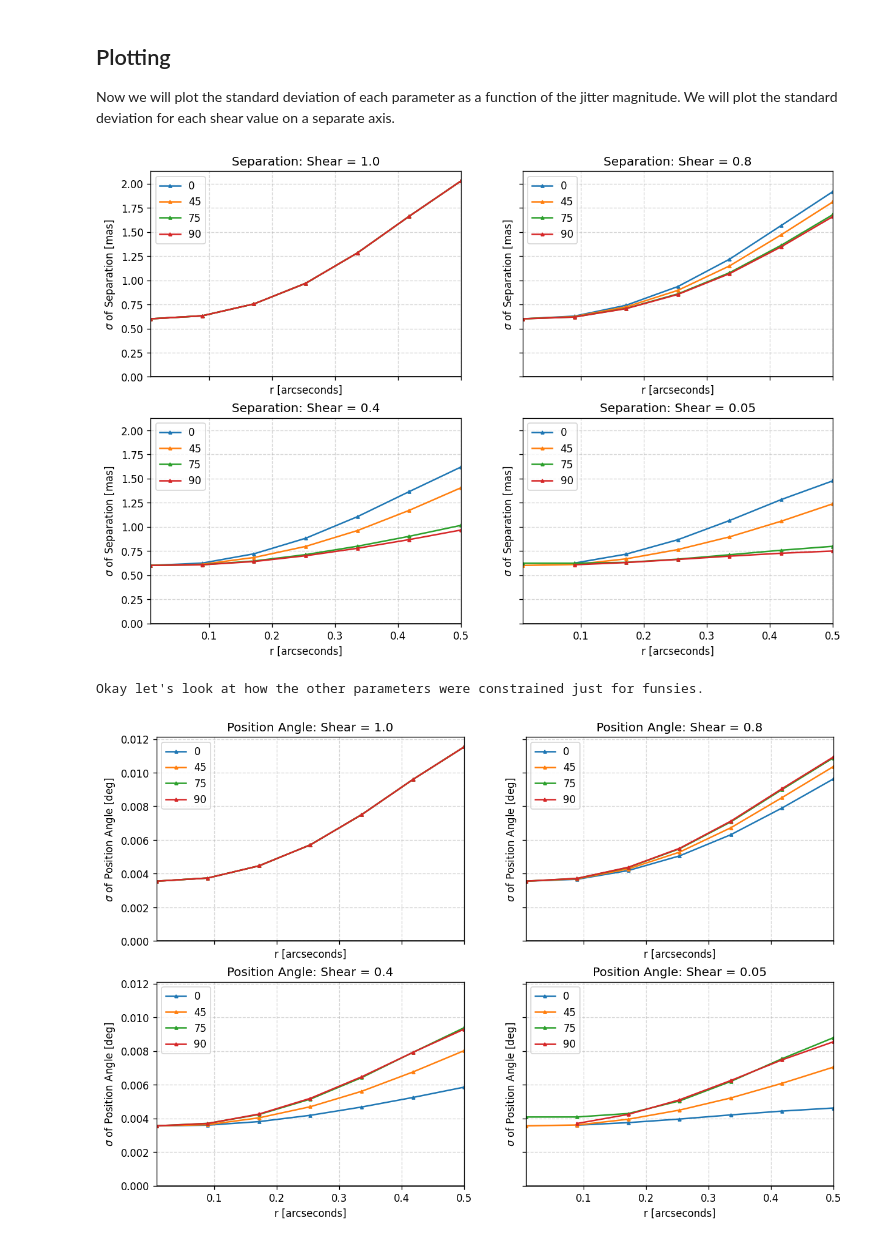
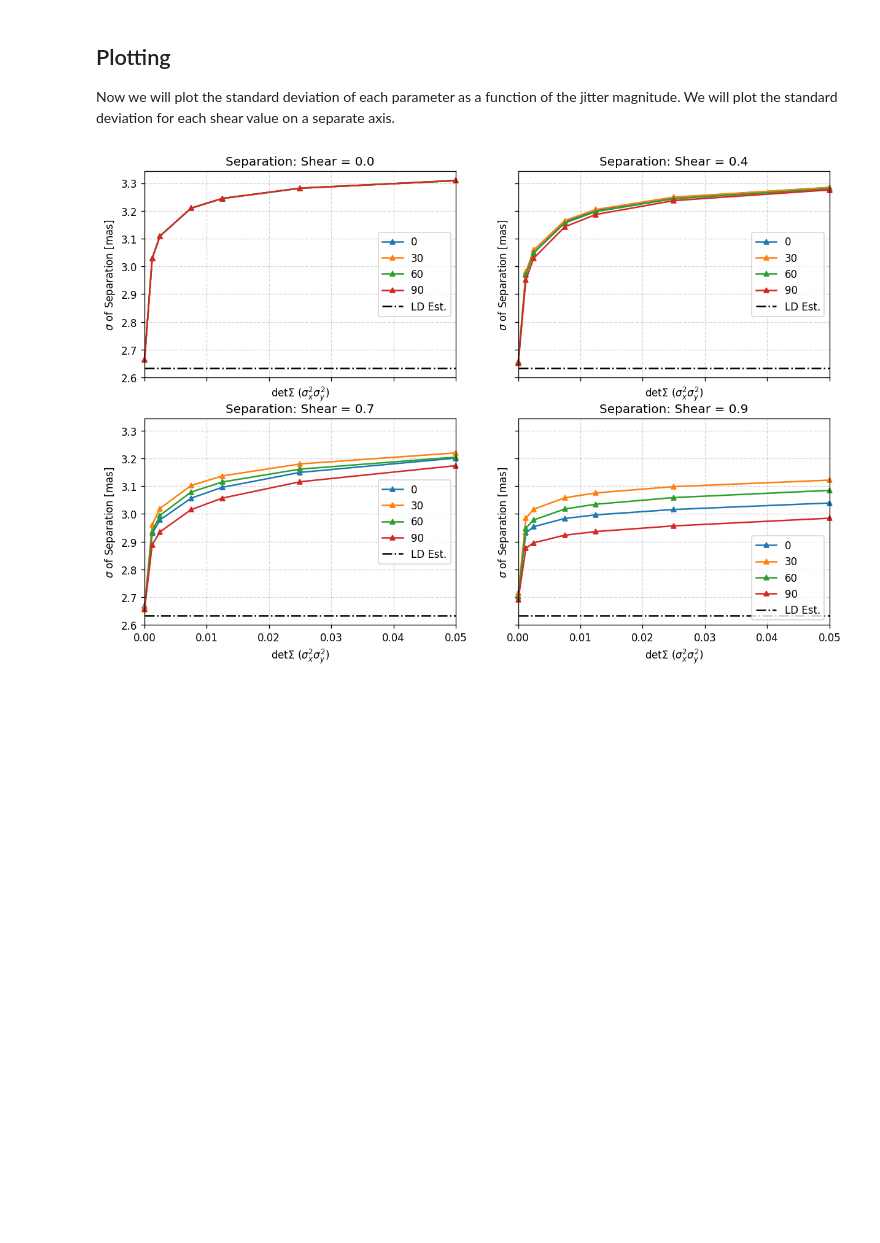
Before and after one commit to maxecharles/toliman-phd, a Jupyter notebook: notebooks/jitter_fisher.ipynb, the cells around one changed output. Cells and saved outputs as stored; diff of their text form; code cells hidden in the pictures; blank space fills up the shorter version.

```diff
--- a/notebooks/jitter_fisher.ipynb
+++ b/notebooks/jitter_fisher.ipynb
@@ -35,18 +35,22 @@ Here we build our dLux forwards model with parametric jitter.
 # %%
 pscale = .375  # arcsec/pixel
 det_npix = 128
-oversample = 4
+oversample = 8
+kernel_oversample = 12
 wf_npixels = 512
-kernel_size = 20
-jitter_params = {"r": 7.5e-3, "shear": 1, "phi": 0}
+kernel_size = 17  # odd integer
+jitter_params = {"r": 1e-5, "shear": 0, "phi": 0}
+radial_orders = [2, 3]
 # %%
 src = dlT.AlphaCen()
-osys = dlT.TolimanOptics(wf_npixels=512, psf_pixel_scale=pscale, psf_oversample=oversample, psf_npixels=det_npix*oversample)
 det = dl.LayeredDetector([
-    (ApplyJitter(**jitter_params, kernel_size=kernel_size), 'Jitter'),
+    (ApplyJitter(**jitter_params, kernel_size=kernel_size, kernel_oversample=kernel_oversample), 'Jitter'),
     (dl.IntegerDownsample(oversample), 'Downsample'),
 ])
 
+osys = dlT.TolimanOptics(wf_npixels=512, radial_orders=radial_orders, psf_pixel_scale=pscale, psf_oversample=oversample, psf_npixels=det_npix*oversample)
+osys = osys.divide('aperture.basis', 1e9) # Set basis units to nanometers
+
 telescope = dl.Instrument(sources=src, optics=osys, detector=det)
 # %% [markdown]
 
@@ -138,34 +233,33 @@ conts = np.array(conts).reshape(len(rs), len(shears), len(phis))
 ## Plotting
 Now we will plot the standard deviation of each parameter as a function of the jitter magnitude. We will plot the standard deviation for each shear value on a separate axis.
 # %%
-def plot_param_std(parameter, rs, phis, shears, param_name: str = None, unit: str = None, save=False):
+def plot_param_std(parameter, rs, phis, shears, param_name: str = None, unit: str = None, save=False, louis=False):
     fig, ax = plt.subplots(2, 2, figsize=(12, 8), sharex=True, sharey=True)
 
     for shear_idx, row, col in zip(range(4), [0, 0, 1, 1], [0, 1, 0, 1]):
 
-        ax[row][col].plot(rs, parameter[:, shear_idx, :], label=phis, marker='^', markersize=3)
-        ax[row][col].axhline(0., linestyle='-', color='k')
+        ax[row][col].plot(rs, parameter[:, shear_idx, :], label=phis, marker='^', markersize=5,  clip_on=False)
+        # ax[row][col].axhline(0., linestyle='-', color='k')
         ax[row][col].set(
             title=param_name + f': Shear = {shears[shear_idx]}',
-            xlabel='r [arcseconds]',
+            xlabel='det$\Sigma$ ($\sigma_x^2 \sigma_y^2$)',
             ylabel=f'$\sigma$ of {param_name} [{unit}]',
-            xlim=(rs.min(), rs.max()),
-            ylim=(0, None)
+            xlim=(0, rs.max()),
+            # ylim=(0, None)
         )
+        ax[row][col].axhline(2.6337281, linestyle='-.', c='k', label='LD Est.')
+        ax[row][col].grid(True, alpha=0.5, linestyle='--')
         ax[row][col].legend()
-        ax[row][col].grid(True, alpha=0.5, linestyle='--')
     if save:
         plt.savefig('figs/jitter_analysis.pdf', bbox_inches='tight')
     plt.show()
 # %%
-plot_param_std(1000*seps, rs, phis, shears, param_name='Separation', unit='mas', save=True)
-print("Okay let's look at how the other parameters were constrained just for funsies.")
-plot_param_std(pas, rs, phis, shears, param_name='Position Angle', unit='deg')
-plot_param_std(xs, rs, phis, shears, param_name='X Position', unit='arcsec')
-plot_param_std(ys, rs, phis, shears, param_name='Y Position', unit='arcsec')
-plot_param_std(fluxes, rs, phis, shears, param_name='Flux', unit='photons')
-plot_param_std(conts, rs, phis, shears, param_name='Contrast', unit='n/a')
+plot_param_std(1000*seps, rs, phis, shears, param_name='Separation', unit='mas', save=False, louis=True)
+# print("Okay let's look at how the other parameters were constrained just for funsies.")
+# plot_param_std(pas, rs, phis, shears, param_name='Position Angle', unit='deg')
+# plot_param_std(xs, rs, phis, shears, param_name='X Position', unit='arcsec')
+# plot_param_std(ys, rs, phis, shears, param_name='Y Position', unit='arcsec')
+# plot_param_std(fluxes, rs, phis, shears, param_name='Flux', unit='photons')
+# plot_param_std(conts, rs, phis, shears, param_name='Contrast', unit='n/a')
 # %% [output]
-[figure, old version]
+[figure, new version]
-Okay let's look at how the other parameters were constrained just for funsies.
-[figure, removed]
```
Also changed, not shown: parts of 7 cells of this notebook, 6 other files.
